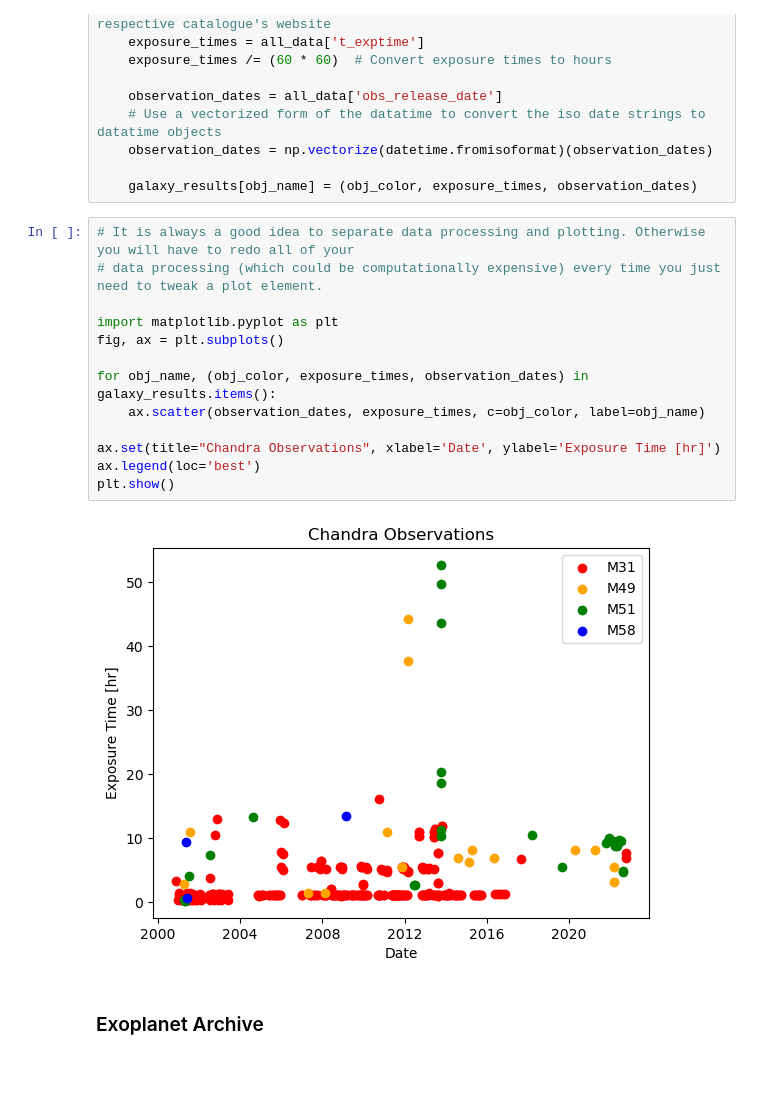
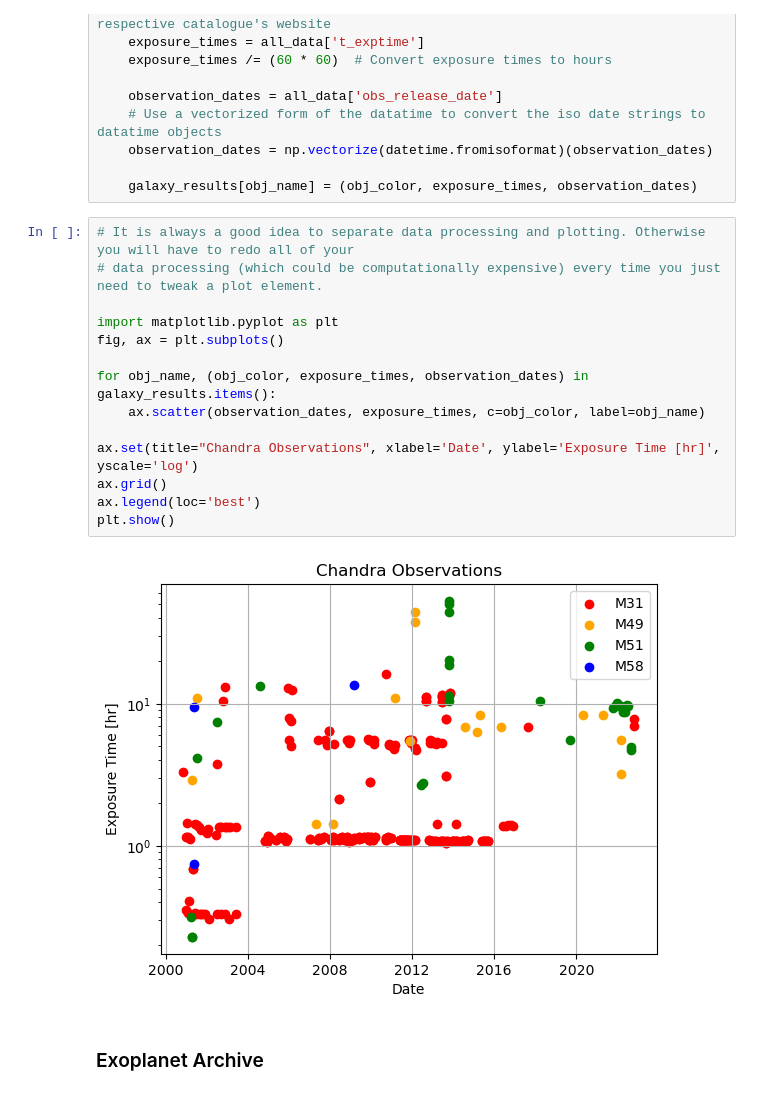
Before and after one commit to jrenaud90/PyScience, a Jupyter notebook: Day 2.ipynb, the cells around one changed output. Drawn from its saved outputs; the diff is of its cells as text.

```diff
--- a/Day 2.ipynb
+++ b/Day 2.ipynb
@@ -45,18 +45,19 @@ for obj_name, obj_color in object_colors.items():
 # %%
 # It is always a good idea to separate data processing and plotting. Otherwise you will have to redo all of your
 # data processing (which could be computationally expensive) every time you just need to tweak a plot element.
 
 import matplotlib.pyplot as plt
 fig, ax = plt.subplots()
 
 for obj_name, (obj_color, exposure_times, observation_dates) in galaxy_results.items():
     ax.scatter(observation_dates, exposure_times, c=obj_color, label=obj_name)
 
-ax.set(title="Chandra Observations", xlabel='Date', ylabel='Exposure Time [hr]')
+ax.set(title="Chandra Observations", xlabel='Date', ylabel='Exposure Time [hr]', yscale='log')
+ax.grid()
 ax.legend(loc='best')
 plt.show()
 # %% [output]
-[figure, old version]
+[figure, new version]
 # %% [markdown]
 ### Exoplanet Archive
 # %%
```
Also changed, not shown: parts of 1 cell of this notebook.
